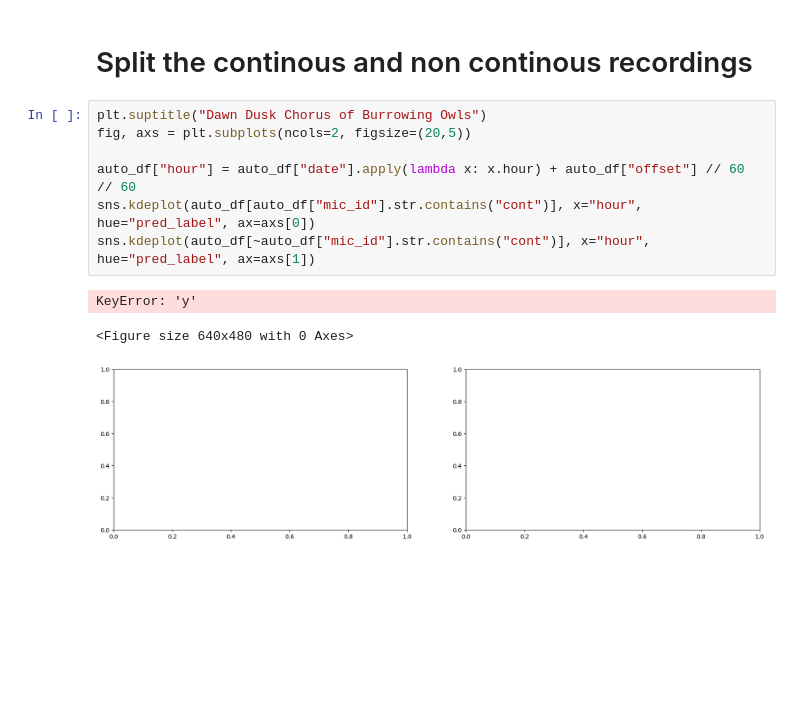
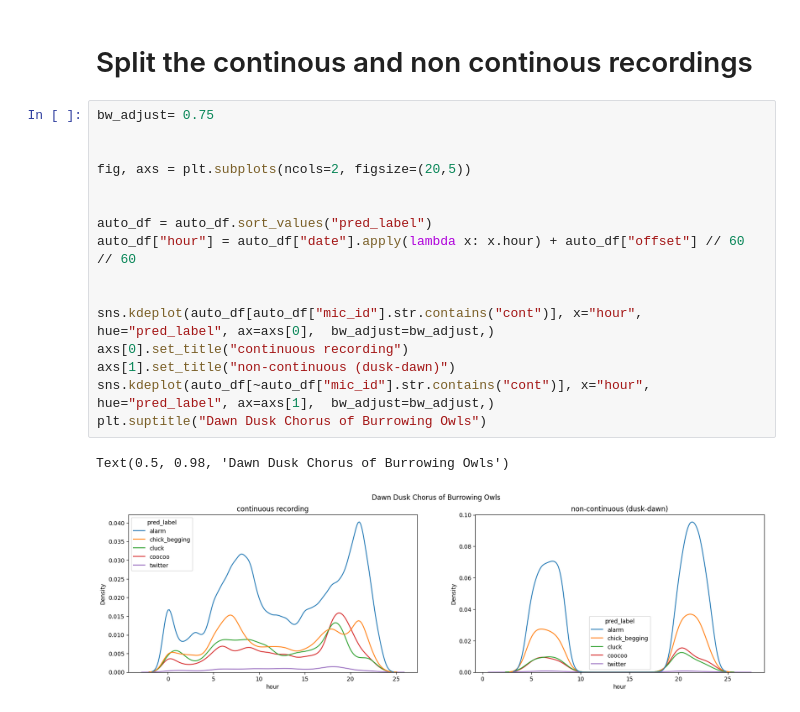
Before and after one commit to conservationtechlab/whoot, a Jupyter notebook: visualizations.ipynb, the cells around one changed output. Saved outputs shown, nothing was run; the diff lists cells and outputs as text; blank space fills up the shorter version.

Commit message:
Study on 2024 burrowing owl data predictions

```diff
--- a/visualizations.ipynb
+++ b/visualizations.ipynb
@@ -211,13 +219,21 @@ Text(0.5, 1.0, 'The recording started during that hour and might have continued
 # %% [markdown]
 # Split the continous and non continous recordings
 # %%
-plt.suptitle("Dawn Dusk Chorus of Burrowing Owls")
+bw_adjust= 0.75
+
+
 fig, axs = plt.subplots(ncols=2, figsize=(20,5))
 
+
+auto_df = auto_df.sort_values("pred_label")
 auto_df["hour"] = auto_df["date"].apply(lambda x: x.hour) + auto_df["offset"] // 60 // 60
-sns.kdeplot(auto_df[auto_df["mic_id"].str.contains("cont")], x="hour", hue="pred_label", ax=axs[0])
-sns.kdeplot(auto_df[~auto_df["mic_id"].str.contains("cont")], x="hour", hue="pred_label", ax=axs[1])
+
+
+sns.kdeplot(auto_df[auto_df["mic_id"].str.contains("cont")], x="hour", hue="pred_label", ax=axs[0],  bw_adjust=bw_adjust,)
+axs[0].set_title("continuous recording")
+axs[1].set_title("non-continuous (dusk-dawn)")
+sns.kdeplot(auto_df[~auto_df["mic_id"].str.contains("cont")], x="hour", hue="pred_label", ax=axs[1],  bw_adjust=bw_adjust,)
+plt.suptitle("Dawn Dusk Chorus of Burrowing Owls")
 # %% [output]
-KeyError: 'y'
+Text(0.5, 0.98, 'Dawn Dusk Chorus of Burrowing Owls')
-<Figure size 640x480 with 0 Axes>
-[figure, old version]
+[figure, new version]
```
Also changed, not shown: parts of 6 cells of this notebook, 2 other files.
